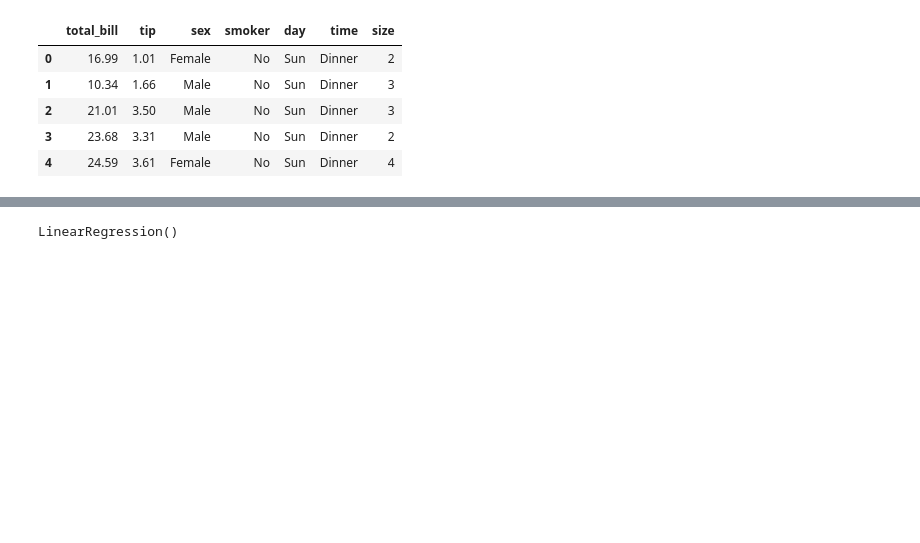
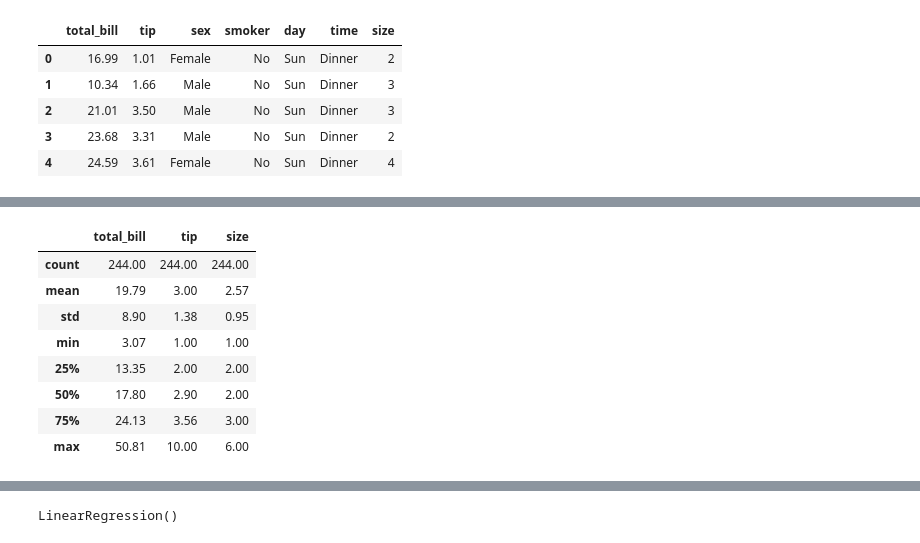
Before and after one commit to danielrodriguez007/Data_Analysis, a Jupyter notebook: Waiter_Tips.ipynb, the cells around one changed output, grey strips where cells are left out. Cells and saved outputs as stored; diff of their text form; code cells hidden in the pictures; blank space fills up the shorter version.

```diff
--- a/Waiter_Tips.ipynb
+++ b/Waiter_Tips.ipynb
@@ -13,5 +10,5 @@ import plotly.graph_objects as go
 # %%
-data = pd.read_csv('/content/drive/MyDrive/Colab Notebooks/tips.csv')
+data = pd.read_csv('https://raw.githubusercontent.com/amankharwal/Website-data/master/tips.csv')
 data.head()
 # %% [output]
 |  | total_bill | tip | sex | smoker | day | time | size |
@@ -23 +48,13 @@ data.head()
+# %%
+np.around(data.describe(),2)
+# %% [output]
+|  | total_bill | tip | size |
+| count | 244.00 | 244.00 | 244.00 |
+| mean | 19.79 | 3.00 | 2.57 |
+| std | 8.90 | 1.38 | 0.95 |
+| min | 3.07 | 1.00 | 1.00 |
+| 25% | 13.35 | 2.00 | 2.00 |
+| 50% | 17.80 | 2.90 | 2.00 |
+| 75% | 24.13 | 3.56 | 3.00 |
+| max | 50.81 | 10.00 | 6.00 |
 # %%
```
Also changed, not shown: parts of 19 cells of this notebook.
